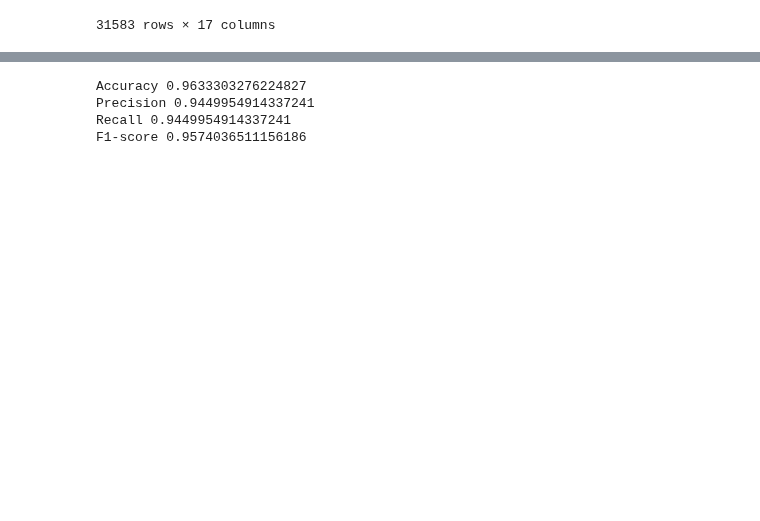
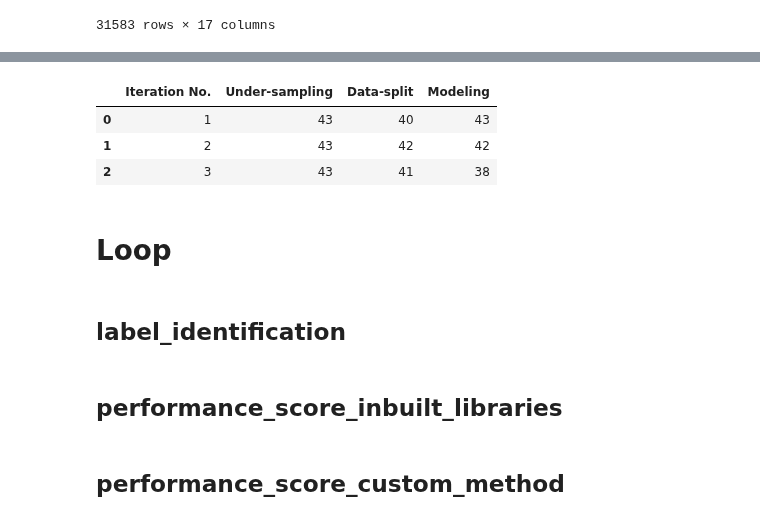
Before and after one commit to sujeshpadhi91/Network-Slicing-with-ML, a Jupyter notebook: Notebooks/Exp9 - Slice_Identification_UnSupML_undersampling_tsne_loop.ipynb, the cells around one changed output, grey strips where cells are left out. Drawn from its saved outputs; the diff is of its cells as text; code cells hidden in the pictures; blank space fills up the shorter version.

Commit message:
updated the loop to capture random seed from one csv and publish results to another csv

```diff
--- a/Notebooks/Exp9 - Slice_Identification_UnSupML_undersampling_tsne_loop.ipynb
+++ b/Notebooks/Exp9 - Slice_Identification_UnSupML_undersampling_tsne_loop.ipynb
@@ -1332,15 +57,13 @@ F1-score 0.9574036511156186
-# %%
-# Overall
-overall_accuracy = (TP + TN)/(TP + TN + FP + FN)
-overall_precision = TP/(TP + FP)
-overall_recall = TP/(TP + FN)
-overall_f1score = 2 * ((precision * recall)/(precision + recall))
-print("Accuracy", overall_accuracy)
-print("Precision", overall_precision)
-print("Recall", overall_recall)
-print("F1-score", overall_f1score)
-# %% [output]
-Accuracy 0.9633303276224827
-Precision 0.9449954914337241
-Recall 0.9449954914337241
-F1-score 0.9574036511156186
+# %%
+# Read the CSV file containing the random seeds
+seed_df = pd.read_csv("/content/drive/MyDrive/Dataset/random_seed_data.csv")
+seed_df.head()
+# %% [output]
+|  | Iteration No. | Under-sampling | Data-split | Modeling |
+| 0 | 1 | 43 | 40 | 43 |
+| 1 | 2 | 43 | 42 | 42 |
+| 2 | 3 | 43 | 41 | 38 |
+# %% [markdown]
+# **Loop**
+# %% [markdown]
+## **label_identification**
@@ -1346,0 +311,2 @@ F1-score 0.9574036511156186
+# %% [markdown]
+## **performance_score_inbuilt_libraries**
@@ -1346,0 +326,2 @@ F1-score 0.9574036511156186
+# %% [markdown]
+## **performance_score_custom_method**
```
Also changed, not shown: parts of 138 cells of this notebook, 2 other files.
